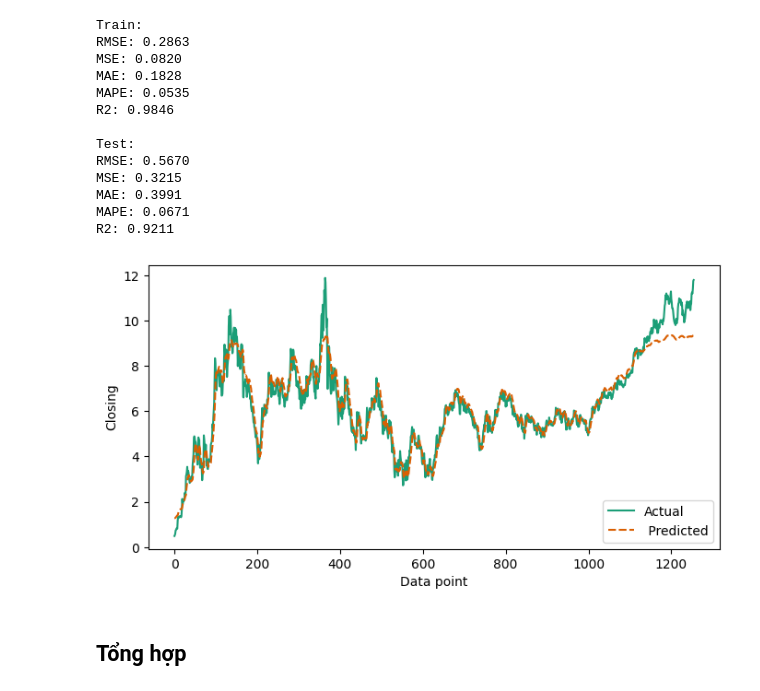
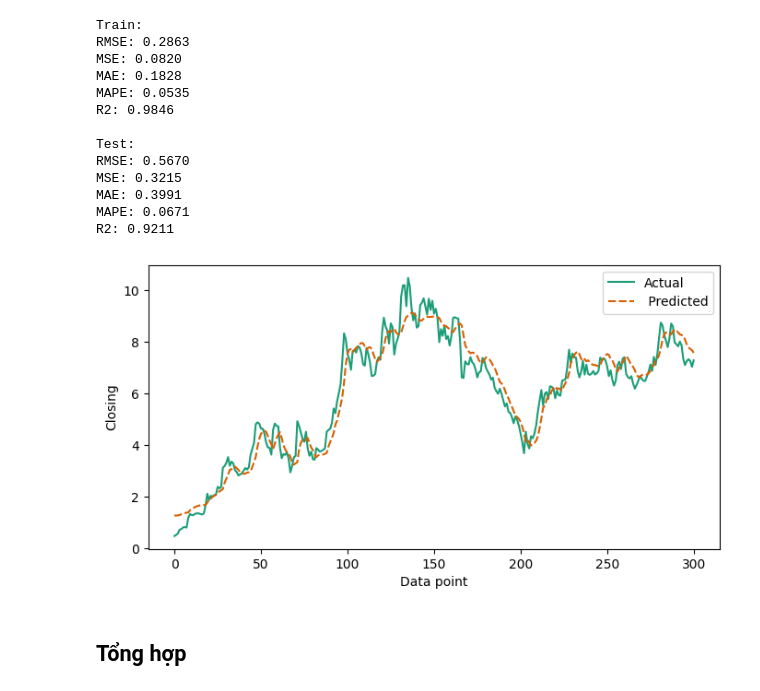
Before and after one commit to ThienNguyen3001/Stock-Price-Prediction-RNN-LSTM-GRU, a Jupyter notebook: stock_price_predict.ipynb, the cells around one changed output. Cells and saved outputs as stored; diff of their text form; code cells hidden in the pictures.

```diff
--- a/stock_price_predict.ipynb
+++ b/stock_price_predict.ipynb
@@ -678,21 +678,21 @@ lstm_test_plot.columns = ['Actual', ' Predicted']
 # %%
 #Prediction vs actual price for LSTM model
 sns.set_palette('Dark2')
 
 # fig, axes = plt.subplots(1, 2, sharex = False, figsize = (13,6))
 # fig.suptitle('Actual vs predicted prices for all models')
 
 # lstm_training_plot = sns.lineplot(ax = axes[0], data = lstm_train_plot)
 # lstm_training_plot.set_title('LSTM (training)')
 # lstm_training_plot.set_xlabel('Data point')
 # lstm_training_plot.set_ylabel('Closing')
 
-lstm_testing_plot = sns.lineplot(data = lstm_test_plot)
+lstm_testing_plot = sns.lineplot(data = lstm_test_plot[0:301])
 # lstm_testing_plot.set_title('LSTM (testing)')
 lstm_testing_plot.set_xlabel('Data point')
 lstm_testing_plot.set_ylabel('Closing');
 # %% [output]
-[figure, old version]
+[figure, new version]
 # %% [markdown]
 ## Tổng hợp
 # %% [markdown]
```
Also changed, not shown: parts of 5 cells of this notebook.
